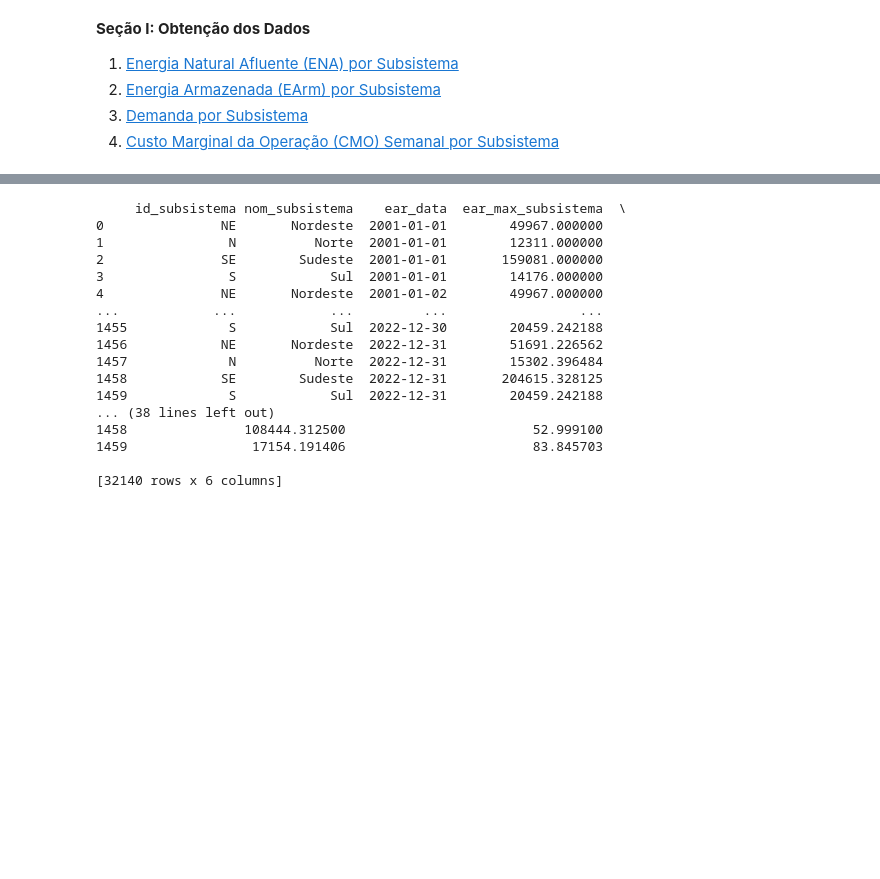
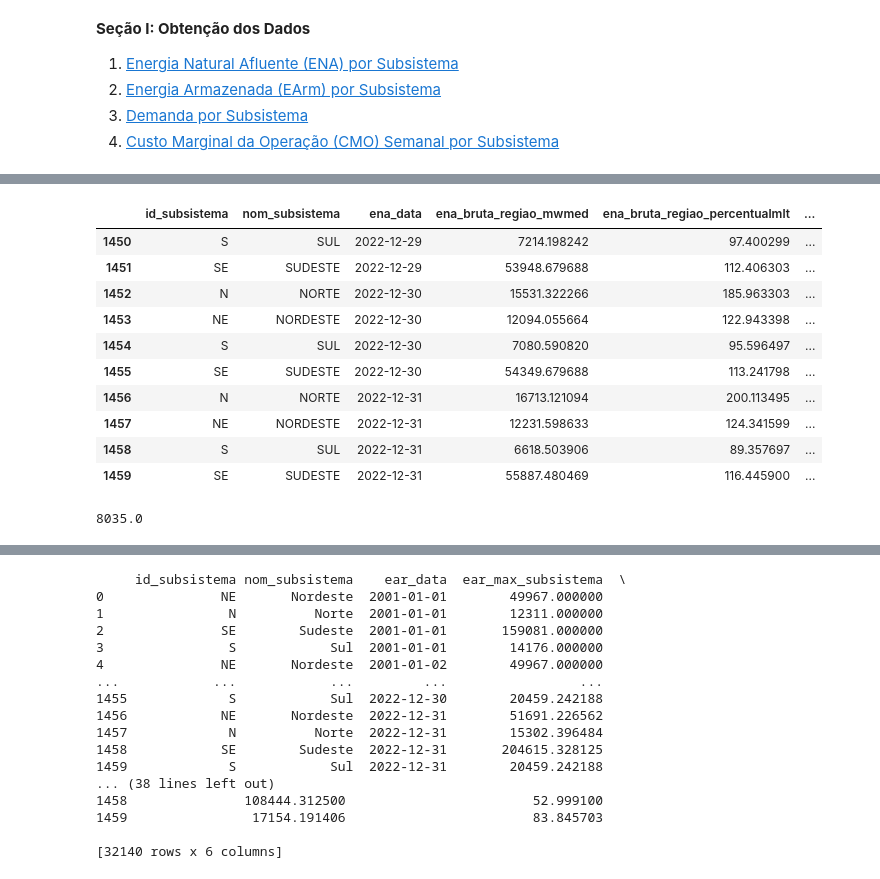
Before and after one commit to belanatal/PosPUCRio, a Jupyter notebook: MVP-SprintI.ipynb, the cells around one changed output, grey strips where cells are left out. Drawn from its saved outputs; the diff is of its cells as text; code cells hidden in the pictures; blank space fills up the shorter version.

```diff
--- a/MVP-SprintI.ipynb
+++ b/MVP-SprintI.ipynb
@@ -99,0 +103,20 @@ print(ena)
+# %%
+# Conferindo as últimas 10 linhas
+ena.tail(10)
+# %% [output]
+|  | id_subsistema | nom_subsistema | ena_data | ena_bruta_regiao_mwmed | ena_bruta_regiao_percentualmlt | ... |
+| 1450 | S | SUL | 2022-12-29 | 7214.198242 | 97.400299 | ... |
+| 1451 | SE | SUDESTE | 2022-12-29 | 53948.679688 | 112.406303 | ... |
+| 1452 | N | NORTE | 2022-12-30 | 15531.322266 | 185.963303 | ... |
+| 1453 | NE | NORDESTE | 2022-12-30 | 12094.055664 | 122.943398 | ... |
+| 1454 | S | SUL | 2022-12-30 | 7080.590820 | 95.596497 | ... |
+| 1455 | SE | SUDESTE | 2022-12-30 | 54349.679688 | 113.241798 | ... |
+| 1456 | N | NORTE | 2022-12-31 | 16713.121094 | 200.113495 | ... |
+| 1457 | NE | NORDESTE | 2022-12-31 | 12231.598633 | 124.341599 | ... |
+| 1458 | S | SUL | 2022-12-31 | 6618.503906 | 89.357697 | ... |
+| 1459 | SE | SUDESTE | 2022-12-31 | 55887.480469 | 116.445900 | ... |
+# %%
+# Conferindo a quantidade de dias (considerando 4 subsistemas)
+len(ena)/4
+# %% [output]
+8035.0
```
Also changed, not shown: parts of 8 cells of this notebook.
